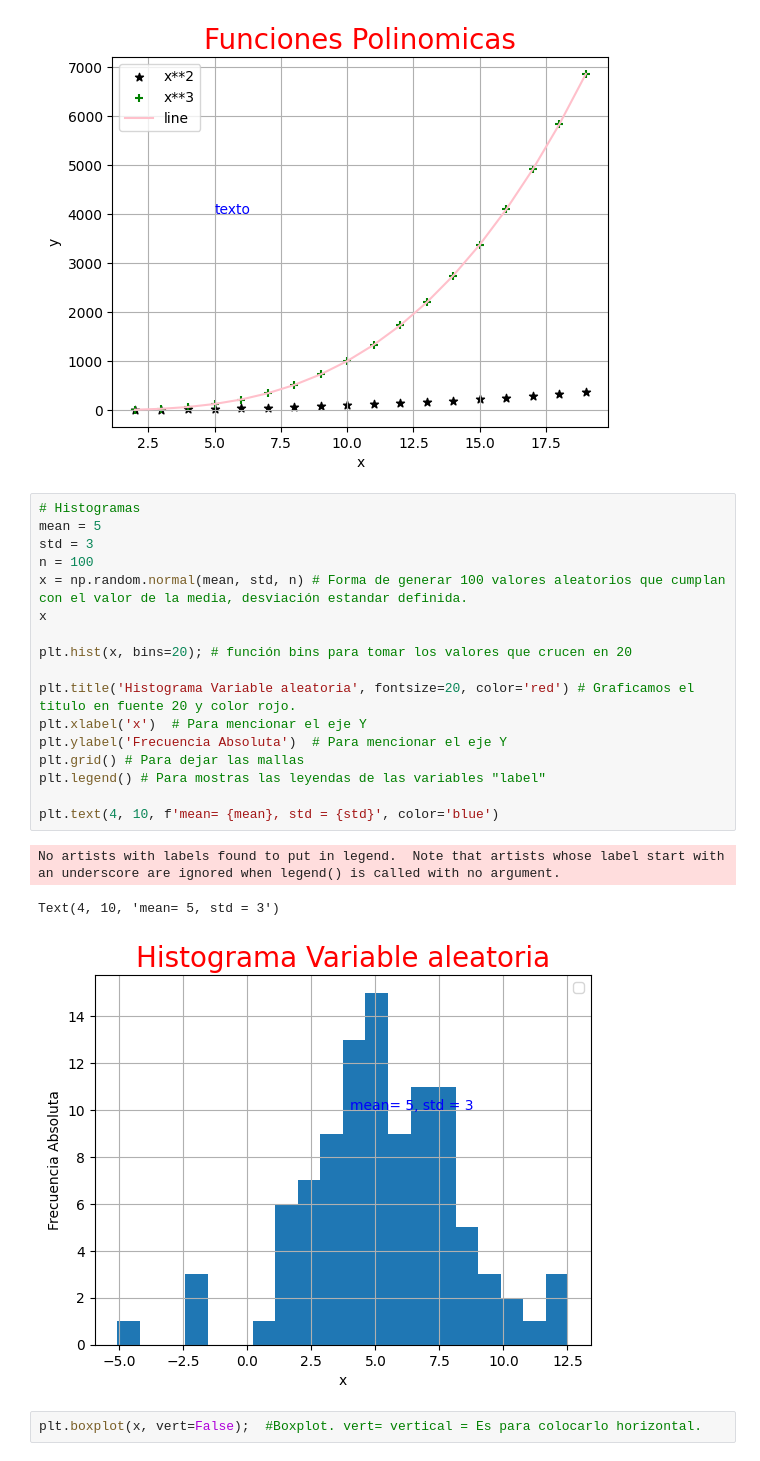
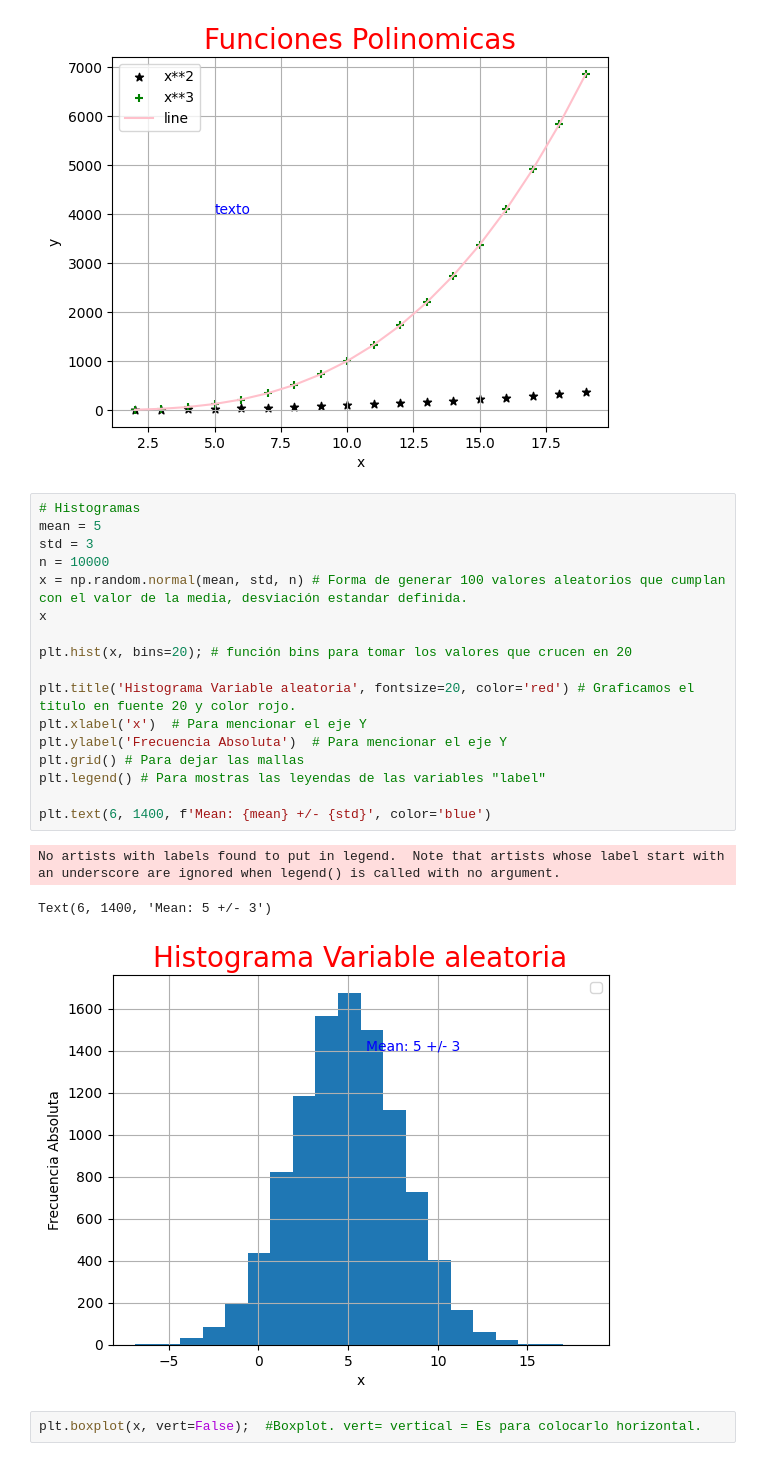
Before and after one commit to FeliipeG/Herramientas-BIGDATA_2022B, a Jupyter notebook: notebooks/0.4.fgutierrez-visualizacion_datos.ipynb, the cells around one changed output. Cells and saved outputs as stored; diff of their text form.

```diff
--- a/notebooks/0.4.fgutierrez-visualizacion_datos.ipynb
+++ b/notebooks/0.4.fgutierrez-visualizacion_datos.ipynb
@@ -27,24 +27,24 @@ Text(5, 4000, 'texto')
 # %%
 # Histogramas
 mean = 5
 std = 3
-n = 100
+n = 10000
 x = np.random.normal(mean, std, n) # Forma de generar 100 valores aleatorios que cumplan con el valor de la media, desviación estandar definida.
 x
 
 plt.hist(x, bins=20); # función bins para tomar los valores que crucen en 20
 
 plt.title('Histograma Variable aleatoria', fontsize=20, color='red') # Graficamos el titulo en fuente 20 y color rojo.
 plt.xlabel('x')  # Para mencionar el eje Y
 plt.ylabel('Frecuencia Absoluta')  # Para mencionar el eje Y
 plt.grid() # Para dejar las mallas
 plt.legend() # Para mostras las leyendas de las variables "label"
 
-plt.text(4, 10, f'mean= {mean}, std = {std}', color='blue')
+plt.text(6, 1400, f'Mean: {mean} +/- {std}', color='blue')
 # %% [output]
 No artists with labels found to put in legend.  Note that artists whose label start with an underscore are ignored when legend() is called with no argument.
-Text(4, 10, 'mean= 5, std = 3')
+Text(6, 1400, 'Mean: 5 +/- 3')
-[figure, old version]
+[figure, new version]
 # %%
 plt.boxplot(x, vert=False);  #Boxplot. vert= vertical = Es para colocarlo horizontal.
 # %% [output]
```
Also changed, not shown: parts of 1 cell of this notebook.
